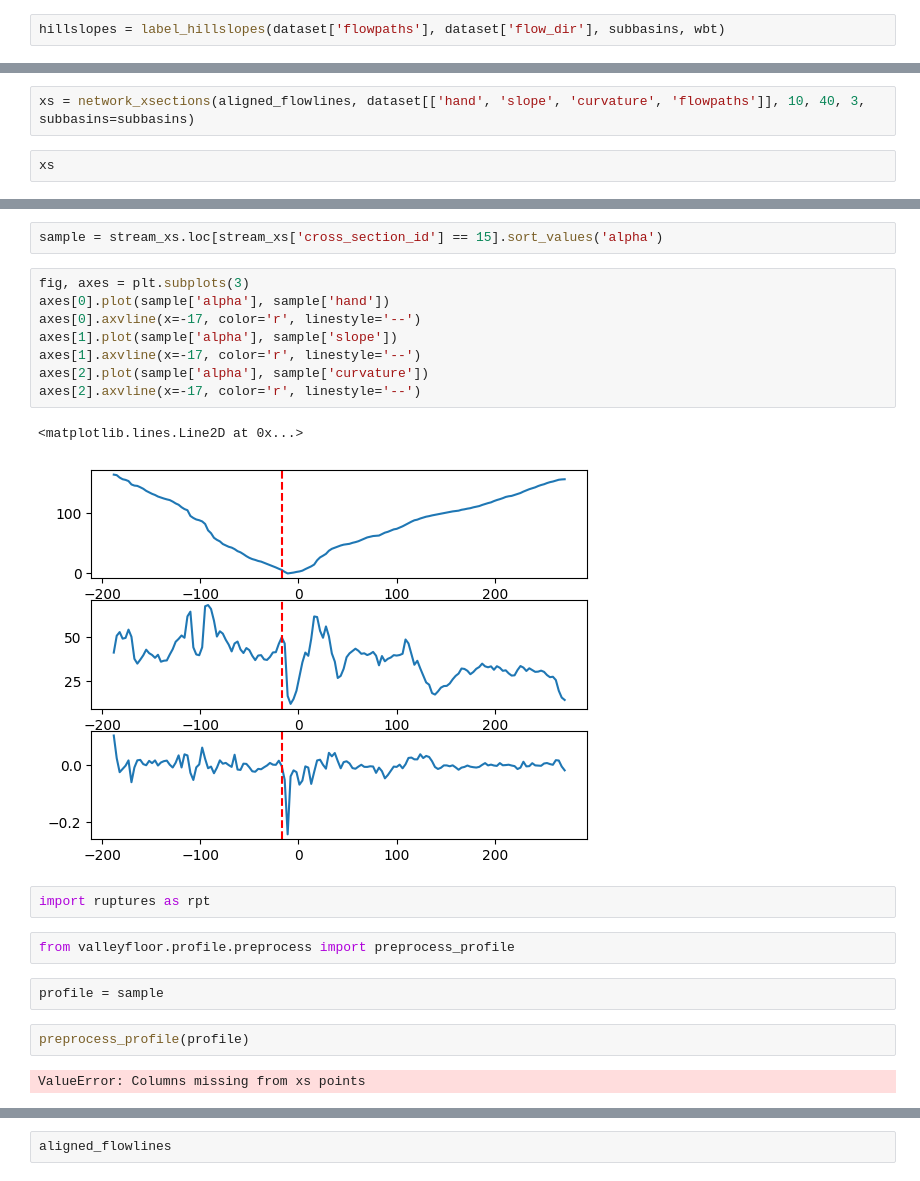
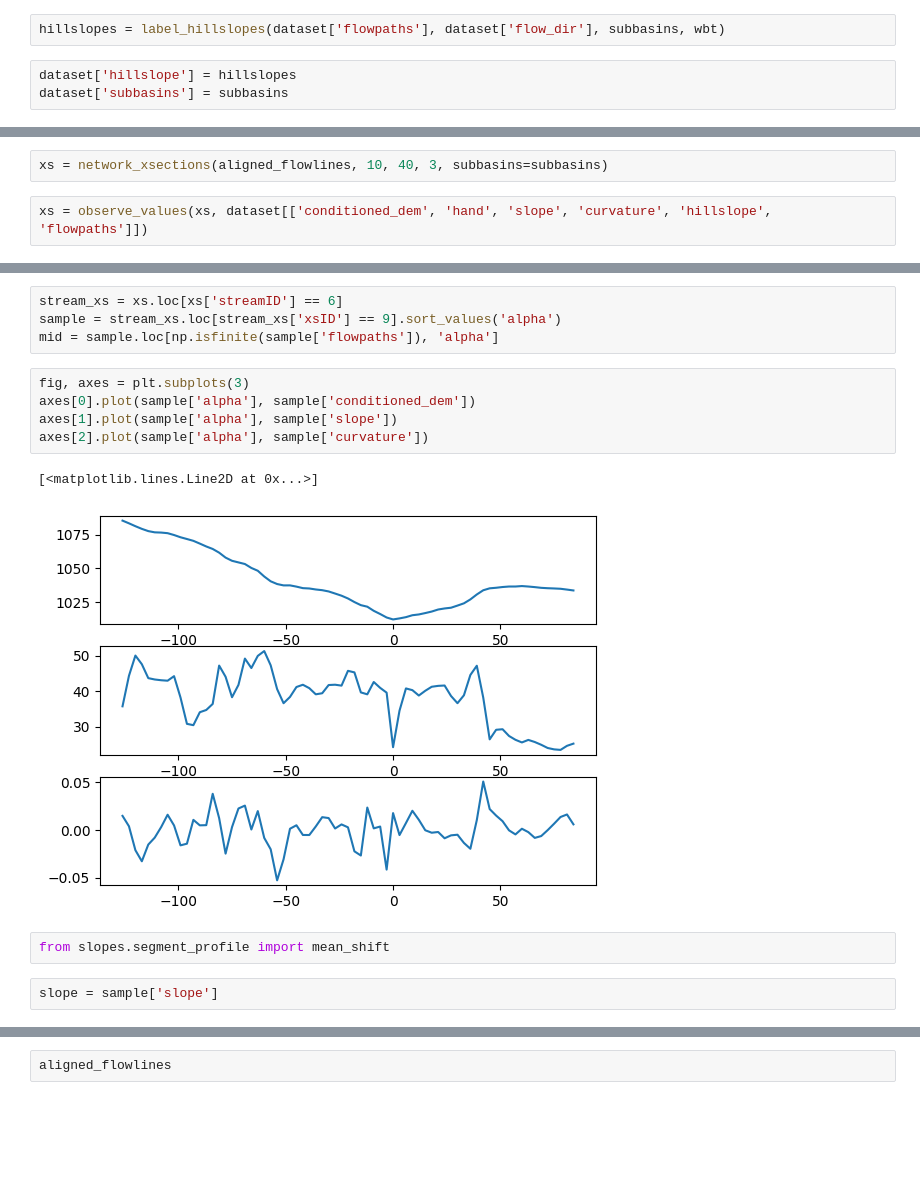
Before and after one commit to avkoehl/valleyx, a Jupyter notebook: notebooks/valleyfloor_test.ipynb, the cells around one changed output, grey strips where cells are left out. Saved outputs shown, nothing was run; the diff lists cells and outputs as text; blank space fills up the shorter version.

```diff
--- a/notebooks/valleyfloor_test.ipynb
+++ b/notebooks/valleyfloor_test.ipynb
@@ -43,4 +42,7 @@ from slopes.hillslopes import label_hillslopes
 subbasins = label_subbasins(dataset['flow_dir'], dataset['flow_acc'], dataset['flowpaths'], wbt)
 # %%
 hillslopes = label_hillslopes(dataset['flowpaths'], dataset['flow_dir'], subbasins, wbt)
+# %%
+dataset['hillslope'] = hillslopes
+dataset['subbasins'] = subbasins
 # %%
@@ -70,4 +50,4 @@ from slopes.network_xsections import *
 # %%
-xs = network_xsections(aligned_flowlines, dataset[['hand', 'slope', 'curvature', 'flowpaths']], 10, 40, 3, subbasins=subbasins)
+xs = network_xsections(aligned_flowlines, 10, 40, 3, subbasins=subbasins)
 # %%
-xs
+xs = observe_values(xs, dataset[['conditioned_dem', 'hand', 'slope', 'curvature', 'hillslope', 'flowpaths']])
@@ -105,24 +70,17 @@ stream_xs
 # %%
-sample = stream_xs.loc[stream_xs['cross_section_id'] == 15].sort_values('alpha')
+stream_xs = xs.loc[xs['streamID'] == 6]
+sample = stream_xs.loc[stream_xs['xsID'] == 9].sort_values('alpha')
+mid = sample.loc[np.isfinite(sample['flowpaths']), 'alpha']
 # %%
 fig, axes = plt.subplots(3)
-axes[0].plot(sample['alpha'], sample['hand'])
-axes[0].axvline(x=-17, color='r', linestyle='--')
+axes[0].plot(sample['alpha'], sample['conditioned_dem'])
 axes[1].plot(sample['alpha'], sample['slope'])
-axes[1].axvline(x=-17, color='r', linestyle='--')
 axes[2].plot(sample['alpha'], sample['curvature'])
-axes[2].axvline(x=-17, color='r', linestyle='--')
 # %% [output]
-<matplotlib.lines.Line2D at 0x...>
+[<matplotlib.lines.Line2D at 0x...>]
-[figure, old version]
+[figure, new version]
 # %%
-import ruptures as rpt
+from slopes.segment_profile import mean_shift
-# %%
-from valleyfloor.profile.preprocess import preprocess_profile
 # %%
-profile = sample
+slope = sample['slope']
-# %%
-preprocess_profile(profile)
-# %% [output]
-ValueError: Columns missing from xs points
 # %%
```
Also changed, not shown: parts of 10 cells of this notebook, 5 other files.
